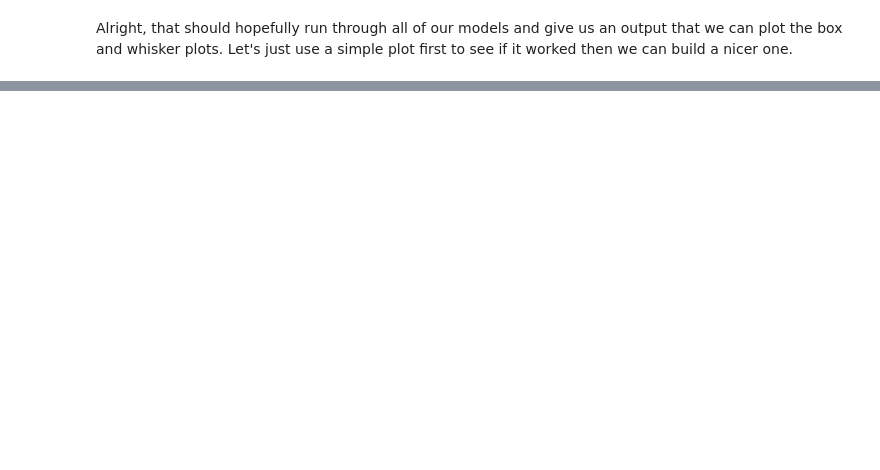
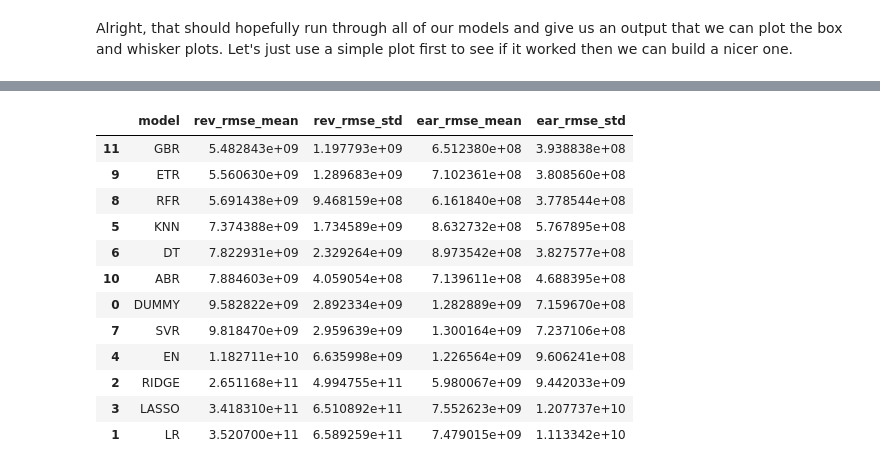
Before and after one commit to tmacpherson6/machine_learning_in_fundamental_valuations, a Jupyter notebook: Notebooks/Thomas/9 - Baseline Supervised Learning Models.ipynb, the cells around one changed output, grey strips where cells are left out. Cells and saved outputs as stored; diff of their text form; code cells hidden in the pictures; blank space fills up the shorter version.

```diff
--- a/Notebooks/Thomas/9 - Baseline Supervised Learning Models.ipynb
+++ b/Notebooks/Thomas/9 - Baseline Supervised Learning Models.ipynb
@@ -322,0 +356,69 @@ plt.show()
+# %%
+# Lets attempt this first with the raw data
+X_eng = eng_data.copy()
+# columns
+cat_cols = ['Sector', 'Exchange', 'Market Cap']
+num_cols = [c for c in X_eng.columns if c not in cat_cols]
+
+# models (set seeds where applicable)
+models = [
+    ('DUMMY', DummyRegressor(strategy='mean')),
+    ('LR', LinearRegression()),
+    ('RIDGE', Ridge()),
+    ('LASSO', Lasso()),
+    ('EN', ElasticNet()),
+    ('KNN', KNeighborsRegressor()),
+    ('DT', DecisionTreeRegressor(random_state=random_state)),
+    ('SVR', SVR()),
+    ('RFR', RandomForestRegressor(random_state=random_state)),
+    ('ETR', ExtraTreesRegressor(random_state=random_state)),
+    ('ABR', AdaBoostRegressor(random_state=random_state)),
+    ('GBR', GradientBoostingRegressor(random_state=random_state)),
+]
+
+# preprocessing
+preproc = ColumnTransformer([
+    ('num', Pipeline([
+        ('scale', StandardScaler())
+    ]), num_cols),
+    ('cat', Pipeline([
+        ('ohe', OneHotEncoder(handle_unknown='ignore'))
+    ]), cat_cols),
+])
+
+cv = KFold(n_splits=5, shuffle=True, random_state=random_state)
+scorer = 'neg_root_mean_squared_error'  # RMSE as negative; flip sign after
+
+names, kfold_results_rev, kfold_results_ear = [], [], []
+
+for name, model in models:
+    pipe = Pipeline([('prep', preproc), ('model', model)])
+    rmse_rev = -cross_val_score(pipe, X_eng, y1_rev, cv=cv, scoring=scorer, n_jobs=-1)
+    rmse_ear = -cross_val_score(pipe, X_eng, y2_ear, cv=cv, scoring=scorer, n_jobs=-1)
+    names.append(name)
+    kfold_results_rev.append(rmse_rev)
+    kfold_results_ear.append(rmse_ear)
+
+# optional: summary
+summary = pd.DataFrame({
+    'model': names,
+    'rev_rmse_mean': [r.mean() for r in kfold_results_rev],
+    'rev_rmse_std':  [r.std()  for r in kfold_results_rev],
+    'ear_rmse_mean': [r.mean() for r in kfold_results_ear],
+    'ear_rmse_std':  [r.std()  for r in kfold_results_ear],
+}).sort_values('rev_rmse_mean')
+summary
+# %% [output]
+|  | model | rev_rmse_mean | rev_rmse_std | ear_rmse_mean | ear_rmse_std |
+| 11 | GBR | 5.482843e+09 | 1.197793e+09 | 6.512380e+08 | 3.938838e+08 |
+| 9 | ETR | 5.560630e+09 | 1.289683e+09 | 7.102361e+08 | 3.808560e+08 |
+| 8 | RFR | 5.691438e+09 | 9.468159e+08 | 6.161840e+08 | 3.778544e+08 |
+| 5 | KNN | 7.374388e+09 | 1.734589e+09 | 8.632732e+08 | 5.767895e+08 |
+| 6 | DT | 7.822931e+09 | 2.329264e+09 | 8.973542e+08 | 3.827577e+08 |
+| 10 | ABR | 7.884603e+09 | 4.059054e+08 | 7.139611e+08 | 4.688395e+08 |
+| 0 | DUMMY | 9.582822e+09 | 2.892334e+09 | 1.282889e+09 | 7.159670e+08 |
+| 7 | SVR | 9.818470e+09 | 2.959639e+09 | 1.300164e+09 | 7.237106e+08 |
+| 4 | EN | 1.182711e+10 | 6.635998e+09 | 1.226564e+09 | 9.606241e+08 |
+| 2 | RIDGE | 2.651168e+11 | 4.994755e+11 | 5.980067e+09 | 9.442033e+09 |
+| 3 | LASSO | 3.418310e+11 | 6.510892e+11 | 7.552623e+09 | 1.207737e+10 |
+| 1 | LR | 3.520700e+11 | 6.589259e+11 | 7.479015e+09 | 1.113342e+10 |
```
Also changed, not shown: parts of 17 cells of this notebook.
